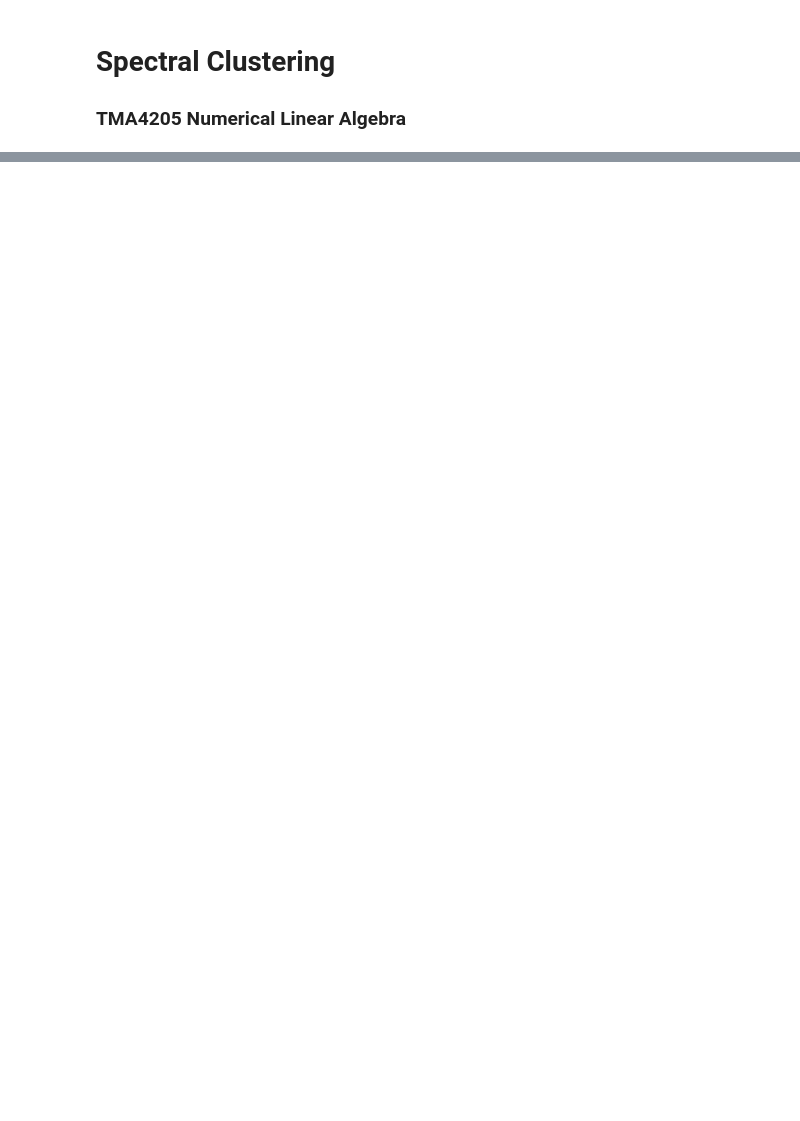
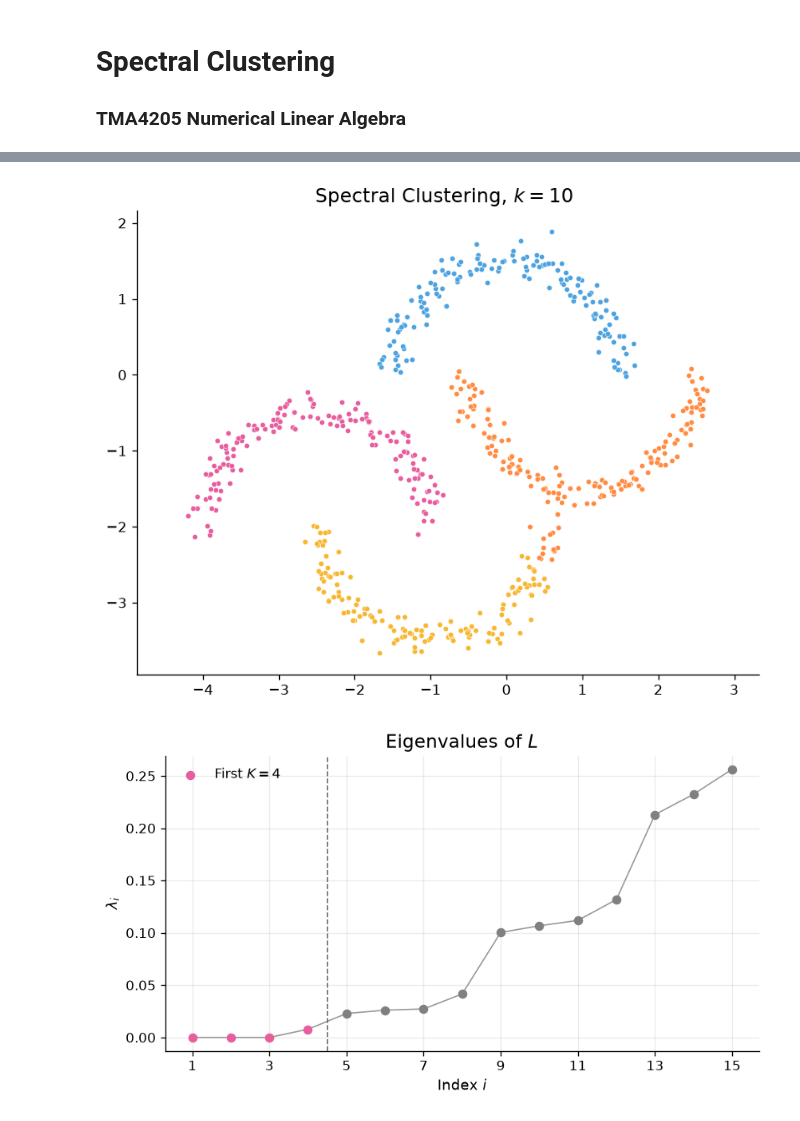
Before and after one commit to theaboge/spectral_clustering, a Jupyter notebook: handin.ipynb, the cells around one changed output, grey strips where cells are left out. Drawn from its saved outputs; the diff is of its cells as text; code cells hidden in the pictures; blank space fills up the shorter version.

Commit message:
Part 1: spectral_clustering plots

```diff
--- a/handin.ipynb
+++ b/handin.ipynb
@@ -78,0 +133,26 @@ NameError: name 'plt' is not defined
+# %%
+def spectral_clustering(X, K, k = 10, sigma = None):
+    '''
+    Unnormalized spectral clustering (von Luxburg, Sec. 4).
+
+    Parameters:
+    X: The data points, np.array of shape (n,d)
+    K: Number of clusters
+    k: Number of nearest neighbours in the graph (default 10)
+    sigma: Width of the Gaussian similarity function (default None, see make_laplacian)
+    pl: Make a plot or not (default False)
+
+    Return:
+    labels: Cluster label of each data point, np.array of shape (n,)
+    eigenvals: Eigenvalues of L in ascending order, np.array of shape (n,)
+    U: The first K eigenvectors of L as columns, np.array of shape (n,K)
+    '''
+    W, L, sigma = make_laplacian(X, k, sigma)
+
+    # Standard dense solver, returns eigenvalues in ascending order
+    eigenvals, V = la.eigh(L.toarray())
+    U = V[:, :K]
+
+    labels = KMeans(n_clusters=K, n_init=10, random_state=0).fit_predict(U)
+
+    return labels, eigenvals, U
@@ -78,0 +217,8 @@ NameError: name 'plt' is not defined
+# %%
+np.random.seed(42)
+X = make_moons()
+labels, lam, U = spectral_clustering(X, K=4, k=10)
+plot_result(X, labels, lam, K=4, title="Spectral Clustering, $k=10$", fname="moons.pdf")
+# %% [output]
+[figure, added]
+[figure, added]
```
Also changed, not shown: parts of 5 cells of this notebook.
